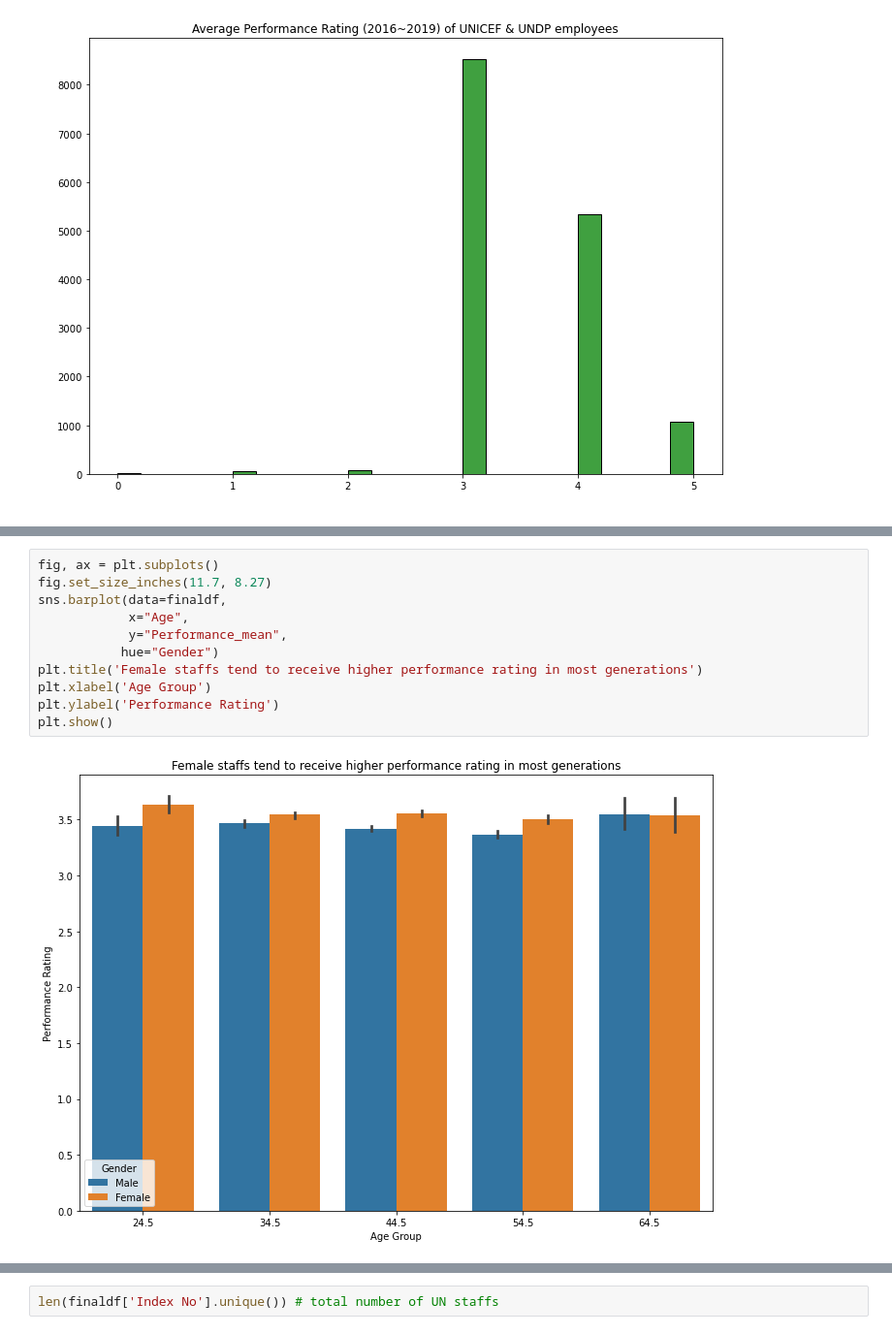
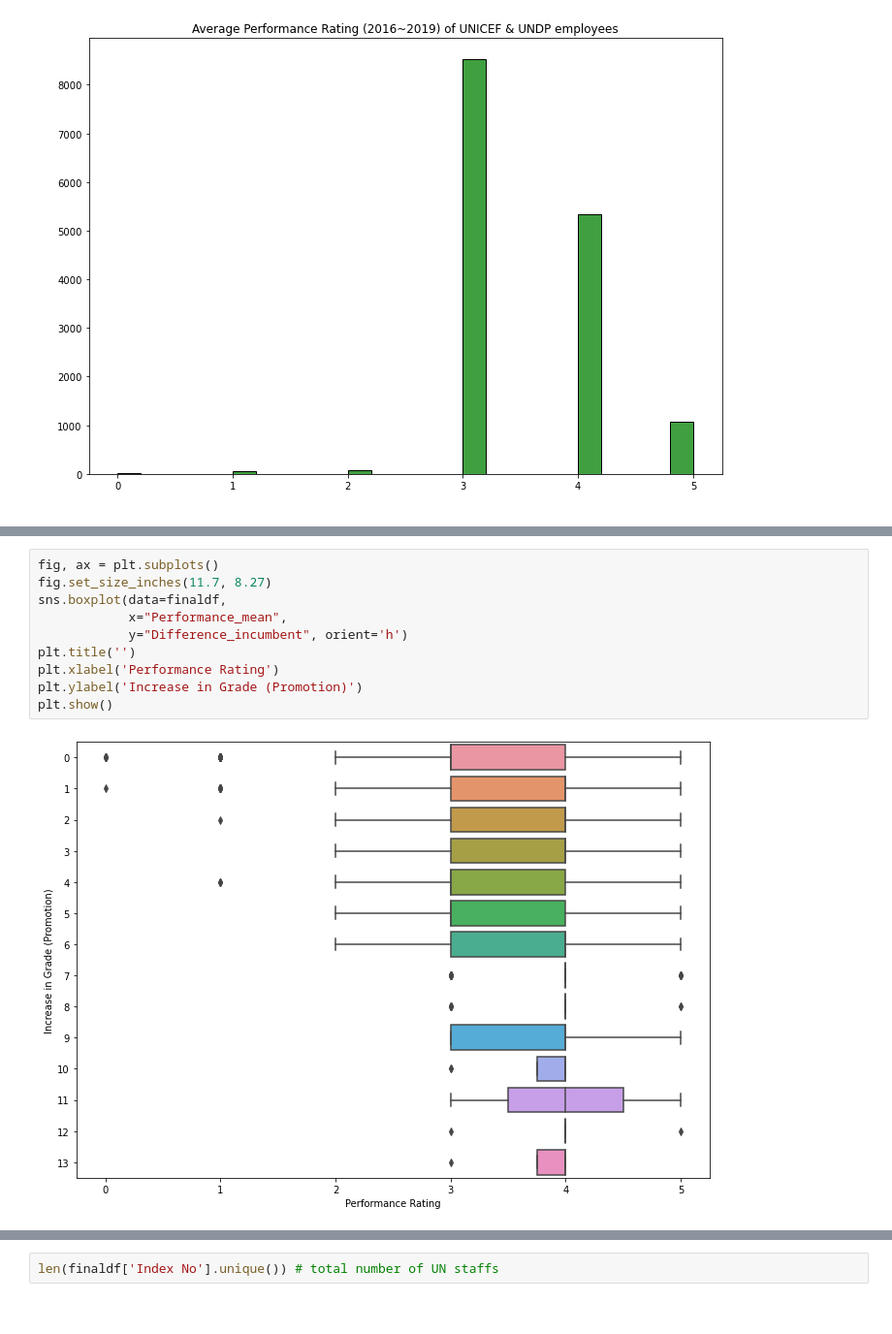
Before and after one commit to oliviahs/Python_practices, a Jupyter notebook: dw4_DataCleaning_EDA.ipynb, the cells around one changed output, grey strips where cells are left out. Shown: that part at 97% size. Saved outputs shown, nothing was run; the diff lists cells and outputs as text.

```diff
--- a/dw4_DataCleaning_EDA.ipynb
+++ b/dw4_DataCleaning_EDA.ipynb
@@ -876,13 +1000,12 @@ plt.show()
 # %%
 fig, ax = plt.subplots()
 fig.set_size_inches(11.7, 8.27)
-sns.barplot(data=finaldf,
-            x="Age",
-            y="Performance_mean",
-           hue="Gender")
-plt.title('Female staffs tend to receive higher performance rating in most generations')
-plt.xlabel('Age Group')
-plt.ylabel('Performance Rating')
+sns.boxplot(data=finaldf,
+            x="Performance_mean",
+            y="Difference_incumbent", orient='h')
+plt.title('')
+plt.xlabel('Performance Rating')
+plt.ylabel('Increase in Grade (Promotion)')
 plt.show()
 # %% [output]
-[figure, old version]
+[figure, new version]
```
Also changed, not shown: parts of 32 cells of this notebook, 1 other file.
